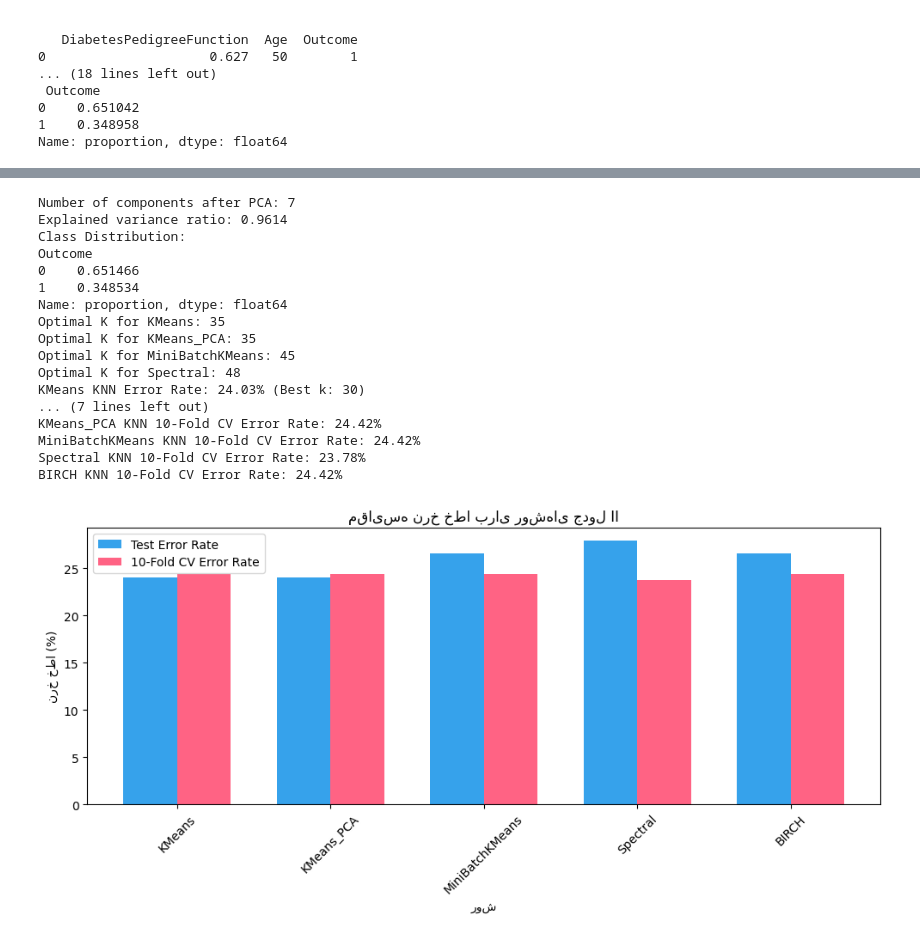
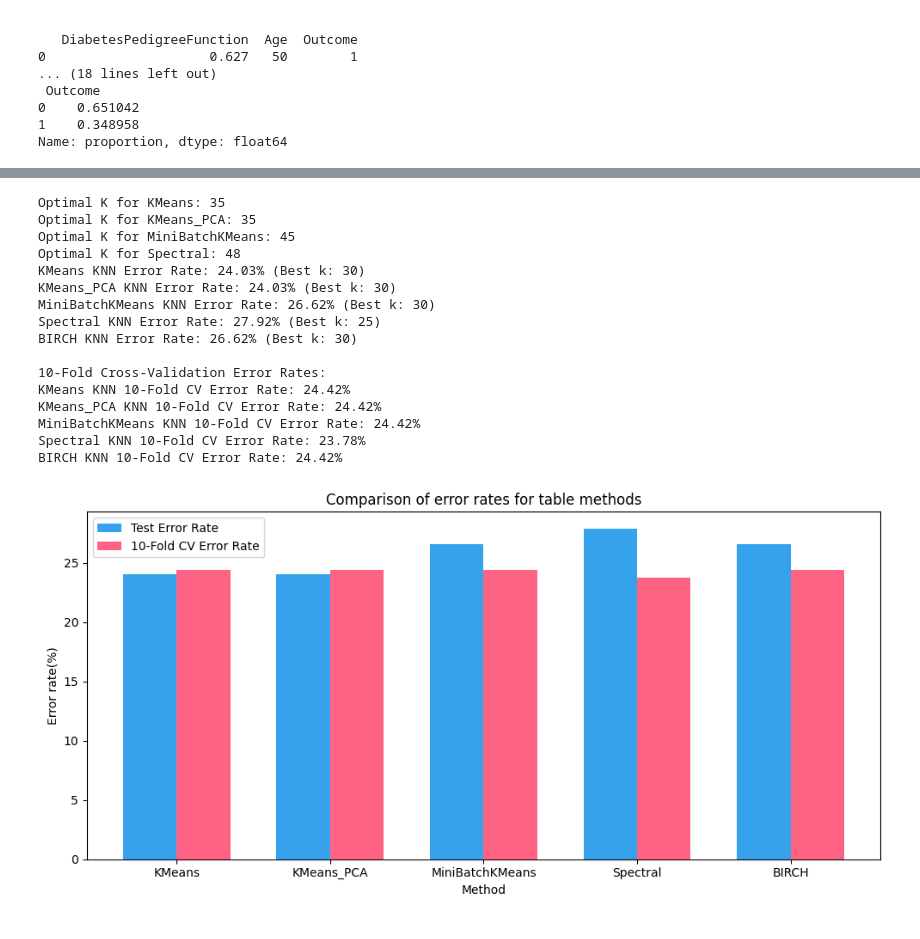
Before and after one commit to MahyadSaedpanah/PimaClassifiaction, a Jupyter notebook: classifiaction.ipynb, the cells around one changed output, grey strips where cells are left out. Drawn from its saved outputs; the diff is of its cells as text; code cells hidden in the pictures.

```diff
--- a/classifiaction.ipynb
+++ b/classifiaction.ipynb
@@ -40,46 +77,4 @@ Name: proportion, dtype: float64
 # %%
-import pandas as pd
-import numpy as np
-from sklearn.cluster import KMeans, MiniBatchKMeans, Birch, SpectralClustering
-from sklearn.neighbors import KNeighborsClassifier
-from sklearn.model_selection import train_test_split, cross_val_score, GridSearchCV
-from sklearn.metrics import accuracy_score, silhouette_score
-from sklearn.preprocessing import StandardScaler
-from sklearn.decomposition import PCA
-import matplotlib.pyplot as plt
-import warnings
-warnings.filterwarnings('ignore')
-
-# --- Preprocessing Section ---
-# Load the Pima Indians Diabetes dataset
-data = pd.read_csv('Pima-Indian-Dataset.csv')
-
-# Handle missing values (replace zeros with NaN and impute using KNNImputer)
-cols_with_zeros = ['Glucose', 'BloodPressure', 'SkinThickness', 'Insulin', 'BMI']
-data[cols_with_zeros] = data[cols_with_zeros].replace(0, np.nan)
-imputer = KNNImputer(n_neighbors=5)
-data[cols_with_zeros] = imputer.fit_transform(data[cols_with_zeros])
-
-# Separate features and target
-X = data.drop('Outcome', axis=1)
-y = data['Outcome']
-
-# Scale the features
-scaler = StandardScaler()
-X_scaled = scaler.fit_transform(X)
-
-# Apply PCA for dimensionality reduction
-pca = PCA(n_components=0.95)  # Retain 95% variance
-X_pca = pca.fit_transform(X_scaled)
-
-# Split the data into training and test sets (80:20 as per article)
-X_train, X_test, y_train, y_test = train_test_split(X_pca, y, test_size=0.2, random_state=42, stratify=y)
-
-print(f"Number of components after PCA: {X_pca.shape[1]}")
-print(f"Explained variance ratio: {pca.explained_variance_ratio_.sum():.4f}")
-print("Class Distribution:")
-print(y_train.value_counts(normalize=True))
-
 # --- Supervised Classification Section ---
 # Define clustering methods from Table II
 clustering_methods = {
@@ -158,43 +153,42 @@ for name, result in knn_results.items():
     knn = KNeighborsClassifier(n_neighbors=result['best_k'], weights='distance')
     scores = cross_val_score(knn, X_train, y_train, cv=10, scoring='accuracy')
     error_rate_cv = 100 * (1 - scores.mean())
     knn_results[name]['cv_error_rate'] = error_rate_cv
     print(f"{name} KNN 10-Fold CV Error Rate: {error_rate_cv:.2f}%")
 
 # Step 4: Visualize results
 results = knn_results
 labels = list(results.keys())
 error_rates = [results[name]['error_rate'] for name in labels]
 cv_error_rates = [results[name]['cv_error_rate'] for name in labels]
 
 plt.figure(figsize=(10, 5))
 x = np.arange(len(labels))
 width = 0.35
 plt.bar(x - width/2, error_rates, width, label='Test Error Rate', color='#36A2EB')
 plt.bar(x + width/2, cv_error_rates, width, label='10-Fold CV Error Rate', color='#FF6384')
-plt.xlabel('روش')
-plt.ylabel('نرخ خطا (%)')
-plt.title('مقایسه نرخ خطا برای روش‌های جدول II')
-plt.xticks(x, labels, rotation=45)
+plt.xlabel('Method')
+plt.ylabel('Error rate(%)')
+plt.title('Comparison of error rates for table methods')
+plt.xticks(x, labels)
 plt.legend()
 plt.tight_layout()
 plt.show()
 # %% [output]
-Number of components after PCA: 7
-Explained variance ratio: 0.9614
-Class Distribution:
-Outcome
-0    0.651466
-1    0.348534
-Name: proportion, dtype: float64
 Optimal K for KMeans: 35
 Optimal K for KMeans_PCA: 35
 Optimal K for MiniBatchKMeans: 45
 Optimal K for Spectral: 48
 KMeans KNN Error Rate: 24.03% (Best k: 30)
-... (7 lines left out)
+KMeans_PCA KNN Error Rate: 24.03% (Best k: 30)
+MiniBatchKMeans KNN Error Rate: 26.62% (Best k: 30)
+Spectral KNN Error Rate: 27.92% (Best k: 25)
+BIRCH KNN Error Rate: 26.62% (Best k: 30)
+
+10-Fold Cross-Validation Error Rates:
+KMeans KNN 10-Fold CV Error Rate: 24.42%
 KMeans_PCA KNN 10-Fold CV Error Rate: 24.42%
 MiniBatchKMeans KNN 10-Fold CV Error Rate: 24.42%
 Spectral KNN 10-Fold CV Error Rate: 23.78%
 BIRCH KNN 10-Fold CV Error Rate: 24.42%
-[figure, old version]
+[figure, new version]
```
Also changed, not shown: parts of 2 cells of this notebook.
